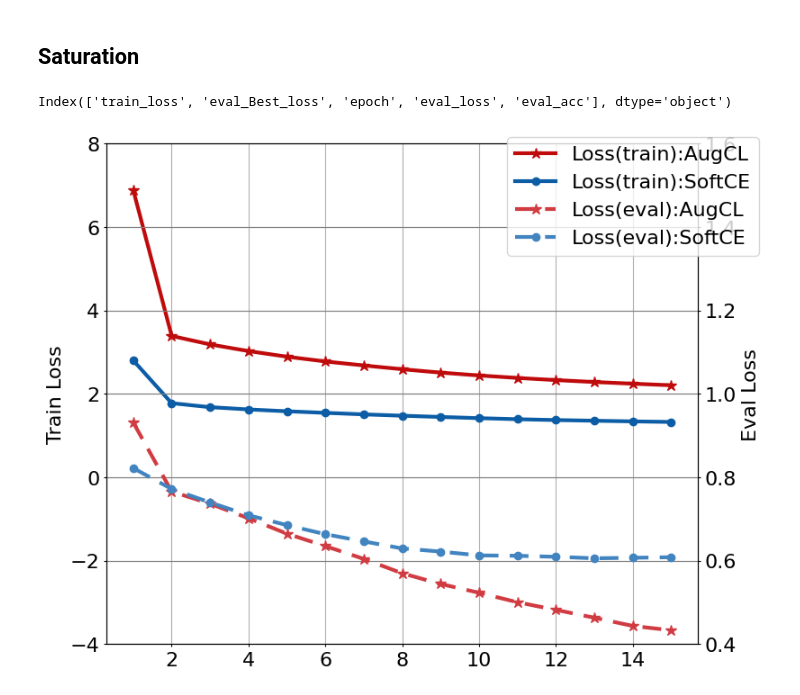
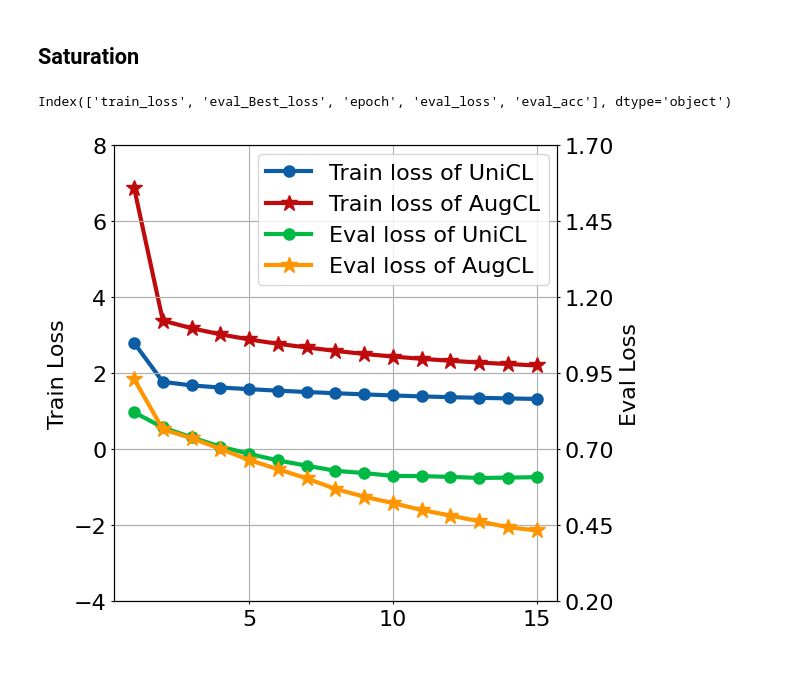
Before and after one commit to Lab-LVM/VLM, a Jupyter notebook: notebook/Graph.ipynb, the cells around one changed output. Saved outputs shown, nothing was run; the diff lists cells and outputs as text; code cells hidden in the pictures; blank space fills up the shorter version.

```diff
--- a/notebook/Graph.ipynb
+++ b/notebook/Graph.ipynb
@@ -73,14 +99,6 @@ for i, data in enumerate(DS):
 # %%
-def trend(v, t):
-    coeff = np.polyfit(v, t, 1)  # 1=linear
-    m = coeff[0]
-    b = coeff[1]
-    Vtrend = np.linspace(v[0], v[-1], 100)
-    Ttrend = m * Vtrend + b
-    return Vtrend, Ttrend
-
 color = ['#FF2C00', '#0C5DA5', '#FF9500', '#00B945', '#845B97', '#474747', '#9e9e9e']
-trend_linestyle = (0,(3,2))
+trend_linestyle = (0, (3, 2))
 
 # Note that even in the OO-style, we use `.pyplot.figure` to create the Figure.
 fig, axs = plt.subplots(1, 2, figsize=(8, 4), layout='constrained')
@@ -105,10 +123,10 @@ axs[1].plot(epoch, FFT_OOD, marker='o', label='FFT')  # Plot more data on the ax
 axs[1].plot(epoch, WISE_OOD, marker='o', label='Wise-FT')  # Plot more data on the axes...
 axs[1].plot(epoch, FLYP_OOD, marker='o', label='FLYP')  # Plot some data on the axes.
 
-axs[1].plot(*trend(epoch, Our_OOD), linestyle=trend_linestyle, color=color[0], alpha=.5)
-axs[1].plot(*trend(epoch, FFT_OOD), linestyle=trend_linestyle, color=color[1], alpha=.5)
-axs[1].plot(*trend(epoch, WISE_OOD), linestyle=trend_linestyle, color=color[2], alpha=.5)
-axs[1].plot(*trend(epoch, FLYP_OOD), linestyle=trend_linestyle, color=color[3], alpha=.5)
+# axs[1].plot(*trend(epoch, Our_OOD), linestyle=trend_linestyle, color=color[0], alpha=.5)
+# axs[1].plot(*trend(epoch, FFT_OOD), linestyle=trend_linestyle, color=color[1], alpha=.5)
+# axs[1].plot(*trend(epoch, WISE_OOD), linestyle=trend_linestyle, color=color[2], alpha=.5)
+# axs[1].plot(*trend(epoch, FLYP_OOD), linestyle=trend_linestyle, color=color[3], alpha=.5)
 
 axs[1].set_xlabel('Epoch')  # Add an x-label to the axes.
 axs[1].set_ylabel('Accuracy(%)')  # Add a y-label to the axes.
@@ -180,47 +200,65 @@ plt.show()
 ## Saturation
 # %%
 import pandas as pd
+import matplotlib.pyplot as plt
+import numpy as np
+
+additional_params = {
+    'font.size': 16,
+    'lines.linewidth': 3,
+    # 'axes.grid': True,
+}
+plt.rcParams.update(additional_params)
+
+
+def trend(v, t):
+    coeff = np.polyfit(v, t, 1)  # 1=linear
+    m = coeff[0]
+    b = coeff[1]
+    Vtrend = np.linspace(v[0], v[-1], 20)
+    Ttrend = m * Vtrend + b
+    return Vtrend, Ttrend
+
+
+# 'axes.prop_cycle': "cycler('color', ['#FF2C00', '#0C5DA5', '#FF9500','#00B945', '#845B97', '#474747', '#9e9e9e'])",
 
 our = pd.read_csv('/home/seungmin/dmount/VLM/ARCHIVE_WEIGHTS/B16/B16_E15/summary.csv')
 softce = pd.read_csv('/home/seungmin/dmount/VLM/ARCHIVE_WEIGHTS/B16/B16_E15_SoftCE/summary.csv')
 print(our.keys())
-epoch = our['epoch']
-fig, ax = plt.subplots(figsize=(8, 6), layout='constrained')
+epoch = our['epoch'].tolist()
+fig, ax = plt.subplots(figsize=(6, 5), layout='constrained')
 
-ax.plot(epoch, our['train_loss'], marker='*', markersize=9, linestyle='-', label='Loss(train):AugCL', color='#BF0B0C')
-ax.plot(epoch, softce['train_loss'], marker='o', markersize=6, linestyle='-', label='Loss(train):SoftCE',
+ax.plot(epoch, softce['train_loss'], marker='o', markersize=8, linestyle='-', label='Train loss of UniCL',
         color='#0C5DA5')
+ax.plot(epoch, our['train_loss'], marker='*', markersize=12, linestyle='-', label='Train loss of AugCL',
+        color='#BF0B0C')
 
 ax2 = ax.twinx()
-ax2.plot(epoch, our['eval_loss'], marker='*', markersize=9, linestyle=(0, (5, 3)), label='Loss(eval):AugCL',
-         color='#D13B42')
-ax2.plot(epoch, softce['eval_loss'], marker='o', markersize=6, linestyle=(0, (5, 3)), label='Loss(eval):SoftCE',
-         color='#4284C0')
+ax2.plot(epoch, softce['eval_loss'], marker='o', markersize=8, linestyle='-', label='Eval loss of UniCL',
+         color='#00B945')
+ax2.plot(epoch, our['eval_loss'], marker='*', markersize=12, linestyle='-', label='Eval loss of AugCL', color='#FF9500')
+
+# ax.plot(*trend(epoch, our['train_loss'].tolist()), linestyle='--', alpha=0.7, color='#BF0B0C')
+# ax.plot(*trend(epoch, softce['train_loss'].tolist()), linestyle='--', alpha=0.7, color='#0C5DA5')
+# ax2.plot(*trend(epoch, our['eval_loss'].tolist()), linestyle='--', alpha=0.7, color='#FF9500')
+# ax2.plot(*trend(epoch, softce['eval_loss'].tolist()), linestyle='--', alpha=0.7, color='#00B945')
 
 ax.set_yticks([-4, -2, 0, 2, 4, 6, 8])
-ax2.set_yticks([0.4, 0.6, 0.8, 1.0, 1.2, 1.4, 1.6])
+ax2.set_yticks([0.2, 0.45, 0.7, 0.95, 1.2, 1.45, 1.7])
 
 ax.set_ylabel('Train Loss')
 ax2.set_ylabel('Eval Loss')
 
-# ax.plot(epoch, [x for x in our['ImageNet']], marker='*', markersize=9, linestyle='--', label='Acc(eval):AugCL')
-# ax.plot(epoch, [x for x in softce['ImageNet']], marker='o', markersize=6, linestyle='--', label='Acc(eval):SoftCE')
-# ax.plot(epoch, [x for x in our['TrainAccuracy']], marker='*', markersize=9, linestyle='--', label='Acc(Train):AugCL')
-# ax.plot(epoch, [x for x in softce['TrainAccuracy']], marker='o', markersize=6, linestyle='--', label='Acc(Train):SoftCE')
-# ax.plot(epoch, [x for x in our['ODD']], marker='*', markersize=9, linestyle='-.', label='Acc(OOD):AugCL')
-# ax.plot(epoch, [x for x in softce['ODD']], marker='o', markersize=6, linestyle='-.', label='Acc(OOD):SoftCE')
-
-fig.legend()
+fig.legend(bbox_to_anchor=(.86, 0.98))
 # handles, labels = fig.gca().get_legend_handles_labels()
 # order = [1,0,3,2]
 # fig.legend([handles[idx] for idx in order],[labels[idx] for idx in order])
 
-plt.grid(color='gray')
-fig.show()
-fig.savefig('tmp.svg')
+# fig.show()
+fig.savefig('saturation.pdf', dpi=2000)
 # %% [output]
 Index(['train_loss', 'eval_Best_loss', 'epoch', 'eval_loss', 'eval_acc'], dtype='object')
-[figure, old version]
+[figure, new version]
 # %%
 from matplotlib import pyplot as plt
 import torch
```
Also changed, not shown: parts of 6 cells of this notebook.
